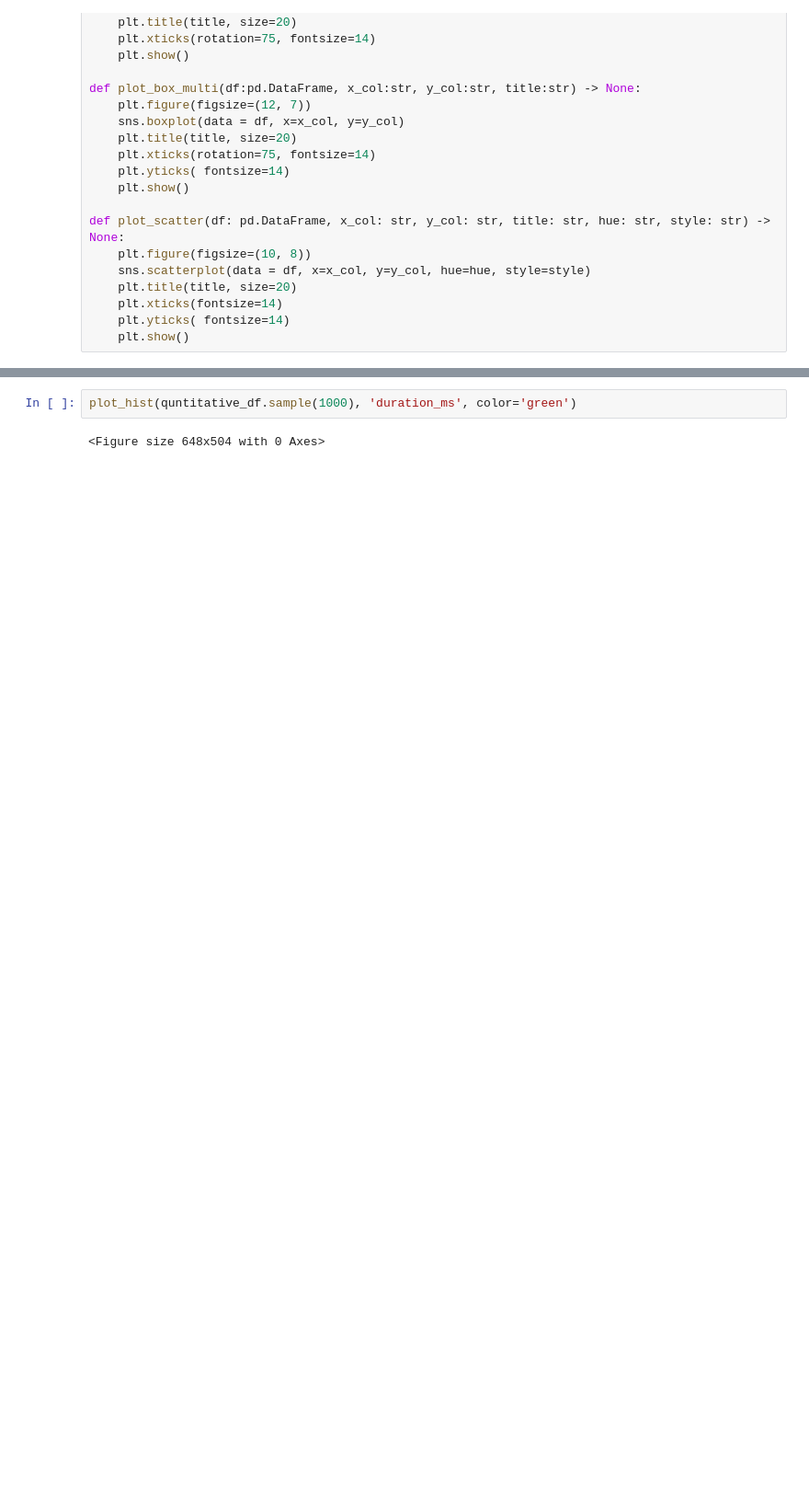
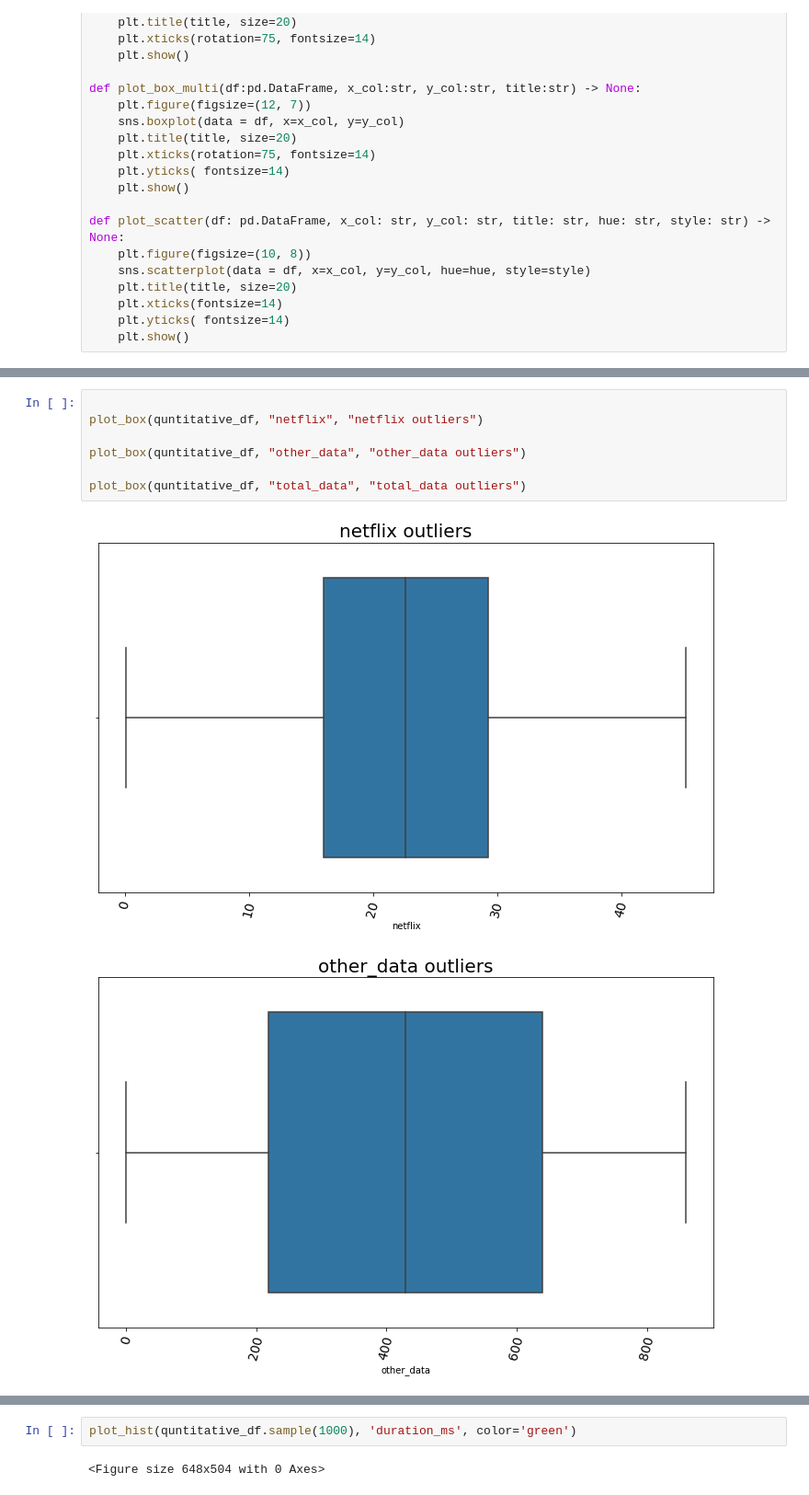
Before and after one commit to educhinski/telecom_data_analysis, a Jupyter notebook: Notebooks/UserOverviewAnalysis .ipynb, the cells around one changed output, grey strips where cells are left out. Shown at 92% size. Cells and saved outputs as stored; diff of their text form; blank space fills up the shorter version.

```diff
--- a/Notebooks/UserOverviewAnalysis .ipynb
+++ b/Notebooks/UserOverviewAnalysis .ipynb
@@ -506,0 +521,10 @@ quntitative_df.describe().transpose()
+# %%
+
+plot_box(quntitative_df, "netflix", "netflix outliers")
+
+plot_box(quntitative_df, "other_data", "other_data outliers")
+
+plot_box(quntitative_df, "total_data", "total_data outliers")
+# %% [output]
+[figure, added]
+[figure, added]
```
Also changed, not shown: parts of 4 cells of this notebook.
